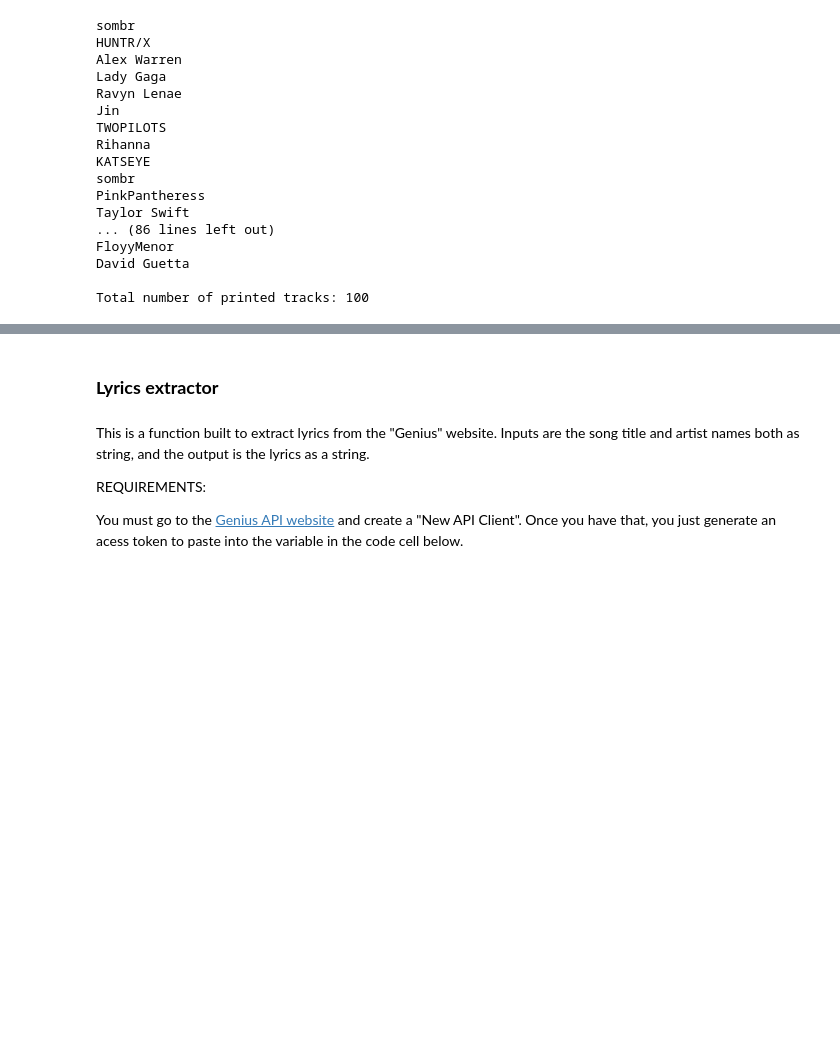
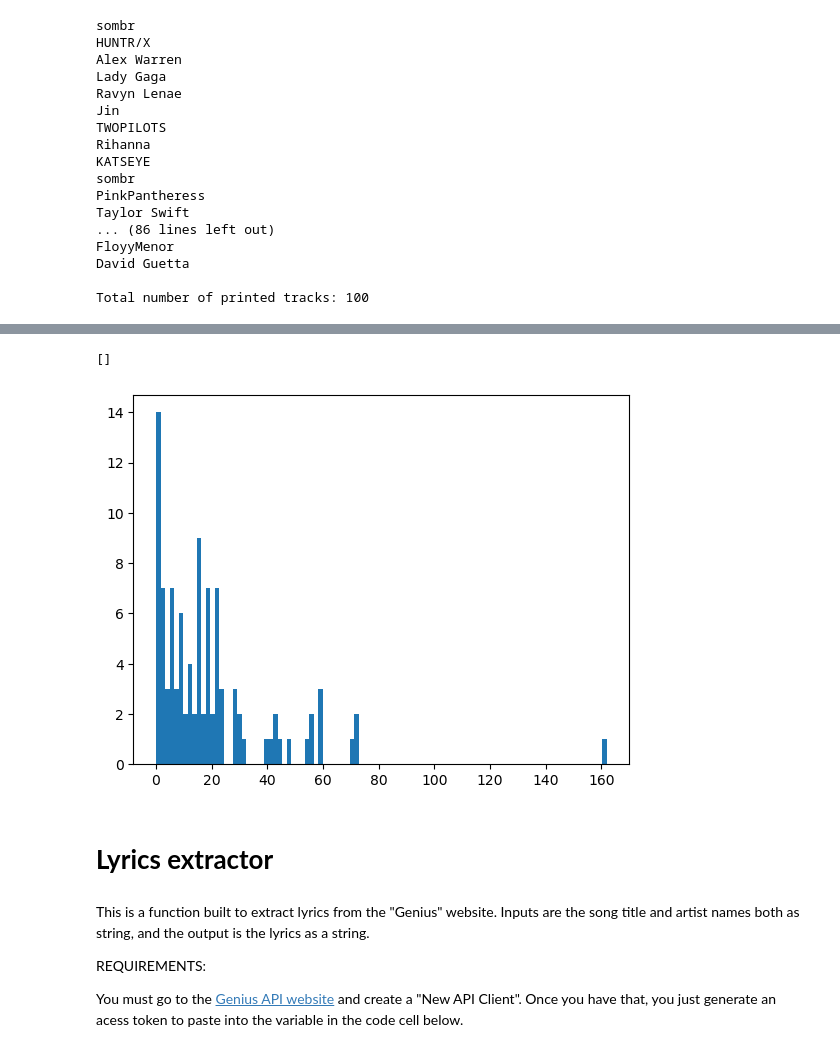
Before and after one commit to Jacopo00811/socialgraphs2025-project, a Jupyter notebook: data_scraping.ipynb, the cells around one changed output, grey strips where cells are left out. Cells and saved outputs as stored; diff of their text form; code cells hidden in the pictures; blank space fills up the shorter version.

```diff
--- a/data_scraping.ipynb
+++ b/data_scraping.ipynb
@@ -122,5 +116,11 @@ G
+# %%
+plt.hist(top_100_neighbors, bins=len(top_100_neighbors))
+plt.plot()
+# %% [output]
+[]
+[figure, added]
 # %% [markdown]
-### **Lyrics extractor**
+# **Lyrics extractor**
 # %% [markdown]
 This is a function built to extract lyrics from the "Genius" website. Inputs are the song title and artist names both as string, and the output is the lyrics as a string.
 
```
Also changed, not shown: parts of 6 cells of this notebook.
